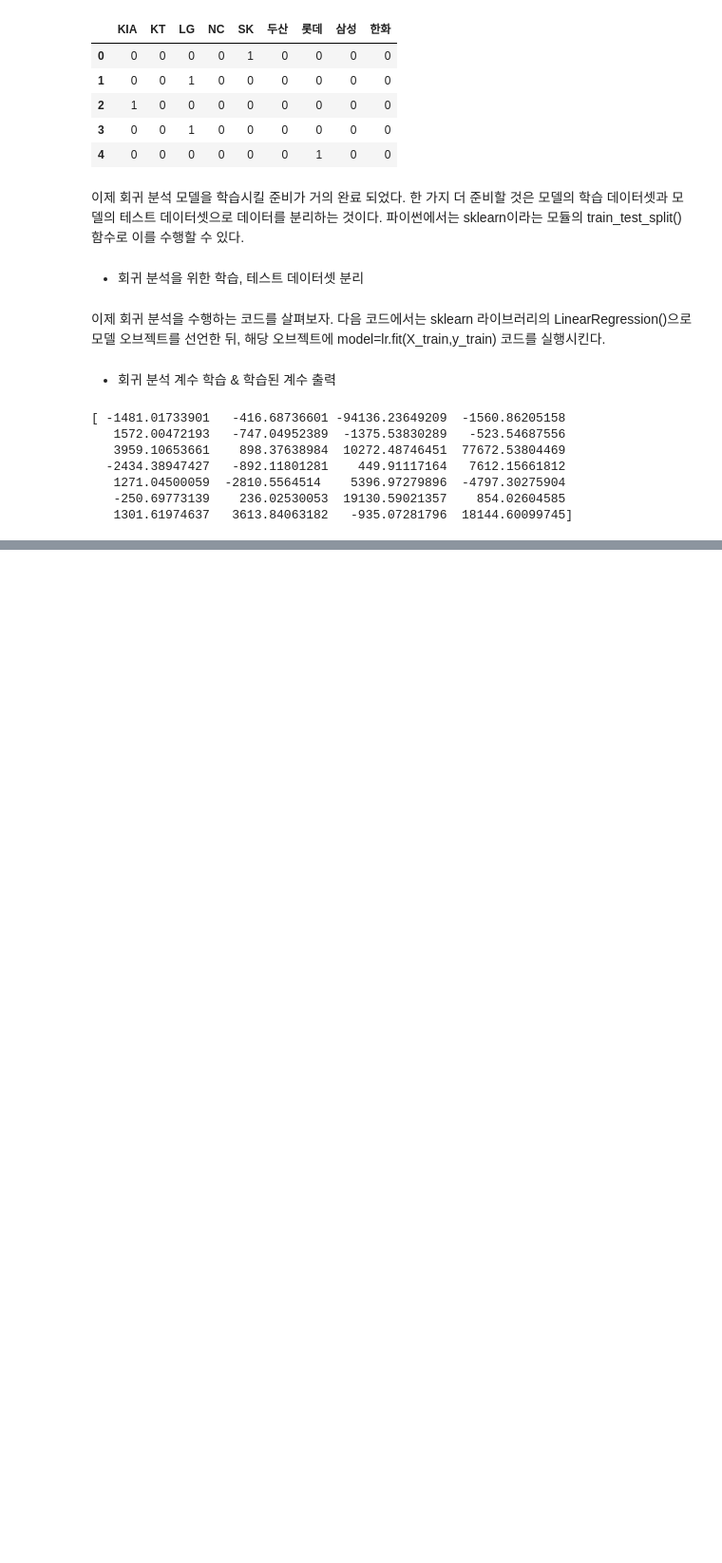
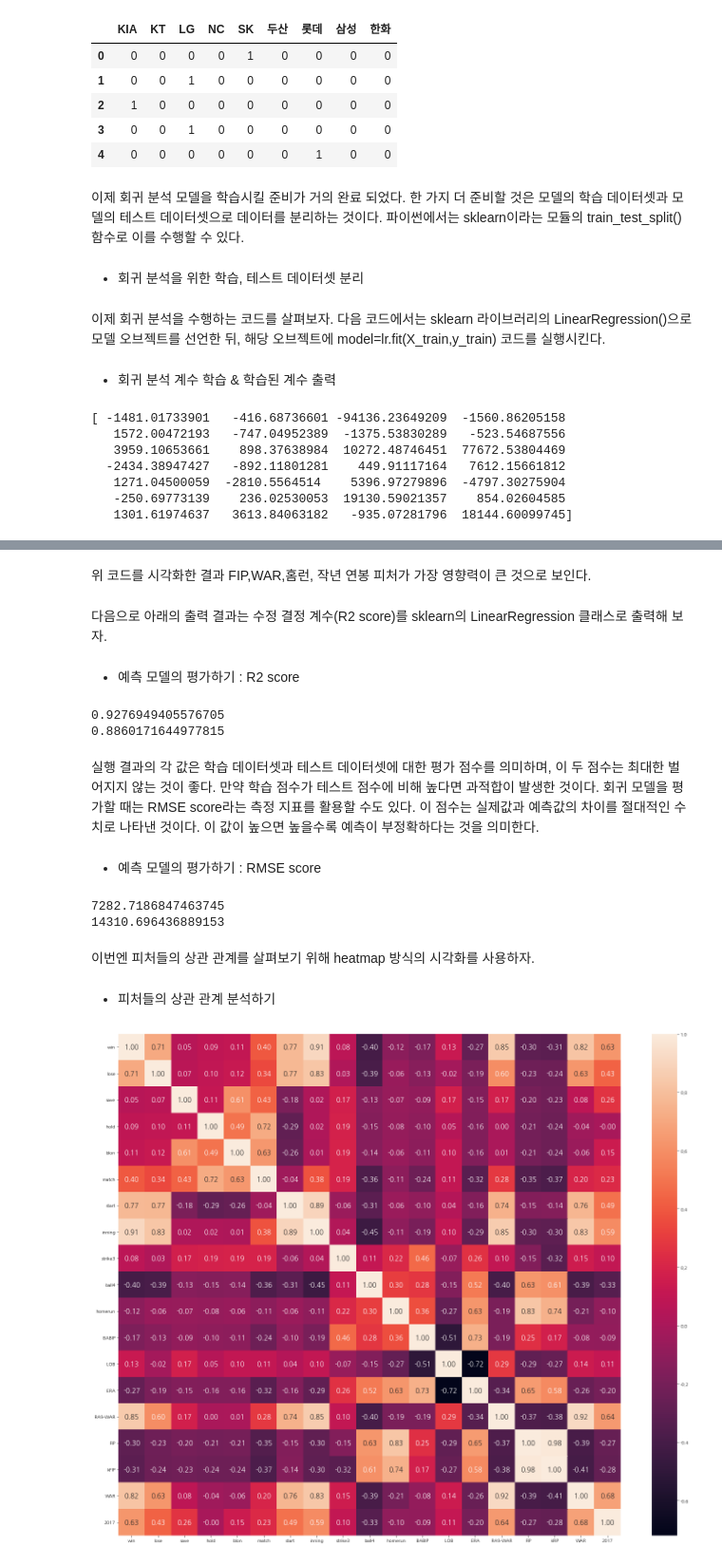
Before and after one commit to jaeyoon89/python_data_analysis, a Jupyter notebook: ch3_baseball_salary_prediction.ipynb, the cells around one changed output, grey strips where cells are left out. Shown at 95% size. Saved outputs shown, nothing was run; the diff lists cells and outputs as text; code cells hidden in the pictures; blank space fills up the shorter version.

```diff
--- a/ch3_baseball_salary_prediction.ipynb
+++ b/ch3_baseball_salary_prediction.ipynb
@@ -216,0 +305,61 @@ print(lr.coef_)
+# %% [markdown]
+위 코드를 시각화한 결과 FIP,WAR,홈런, 작년 연봉 피처가 가장 영향력이 큰 것으로 보인다.
+# %% [markdown]
+다음으로 아래의 출력 결과는 수정 결정 계수(R2 score)를 sklearn의 LinearRegression 클래스로 출력해 보자.
+# %% [markdown]
+- 예측 모델의 평가하기 : R2 score
+# %%
+# 학습 데이터와 테스트 데이터로 분리한다.
+X = picher_df[picher_df.columns.difference(['선수명','y'])]
+y = picher_df['y']
+X_train, X_test, y_train, y_test = train_test_split(X,y,test_size=0.2,random_state=19)
+
+# 회귀 분석 모델을 학습한다.
+lr = linear_model.LinearRegression()
+model = lr.fit(X_train, y_train)
+
+#회귀 분석 모델을 평가한다.
+print(model.score(X_train, y_train)) # train R2 score를 촐력한다.
+print(model.score(X_test, y_test)) # test R2 score를 출력한다.
+# %% [output]
+0.9276949405576705
+0.8860171644977815
+# %% [markdown]
+실행 결과의 각 값은 학습 데이터셋과 테스트 데이터셋에 대한 평가 점수를 의미하며, 이 두 점수는 최대한 벌어지지 않는 것이 좋다. 만약 학습 점수가 테스트 점수에 비해 높다면 과적합이 발생한 것이다.
+회귀 모델을 평가할 때는 RMSE score라는 측정 지표를 활용할 수도 있다. 이 점수는 실제값과 예측값의 차이를 절대적인 수치로 나타낸 것이다. 이 값이 높으면 높을수록 예측이 부정확하다는 것을 의미한다.
+# %% [markdown]
+- 예측 모델의 평가하기 : RMSE score
+# %%
+# 회귀 분석 모델을 평가한다.
+y_predictions = lr.predict(X_train)
+print(sqrt(mean_squared_error(y_train, y_predictions))) # train RMSE score를 출력한다.
+y_predictions = lr.predict(X_test)
+print(sqrt(mean_squared_error(y_test, y_predictions))) # test RMSE score를 출력한다.
+# %% [output]
+7282.7186847463745
+14310.696436889153
+# %% [markdown]
+이번엔 피처들의 상관 관계를 살펴보기 위해 heatmap 방식의 시각화를 사용하자.
+# %% [markdown]
+- 피처들의 상관 관계 분석하기
+# %%
+import seaborn as sns
+
+corr = picher_df[scale_columns].corr(method='pearson')
+show_cols = ['win', 'lose', 'save', 'hold', 'blon', 'match', 'start',
+             'inning', 'strike3', 'ball4', 'homerun', 'BABIP', 'LOB',
+             'ERA', 'RA9-WAR', 'FIP', 'kFIP', 'WAR', '2017']
+
+hm = sns.heatmap(corr.values,
+                cbar=True,
+                annot=True,
+                square=True,
+                fmt='.2f',
+                annot_kws={'size':15},
+                yticklabels=show_cols,
+                xticklabels=show_cols)
+
+plt.tight_layout()
+plt.show()
+# %% [output]
+[figure, added]
```
Also changed, not shown: parts of 13 cells of this notebook.
